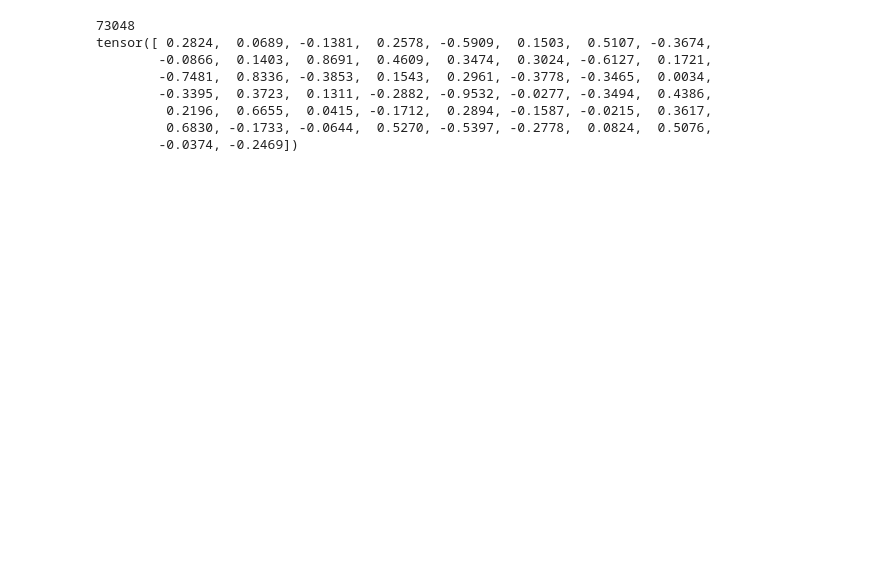
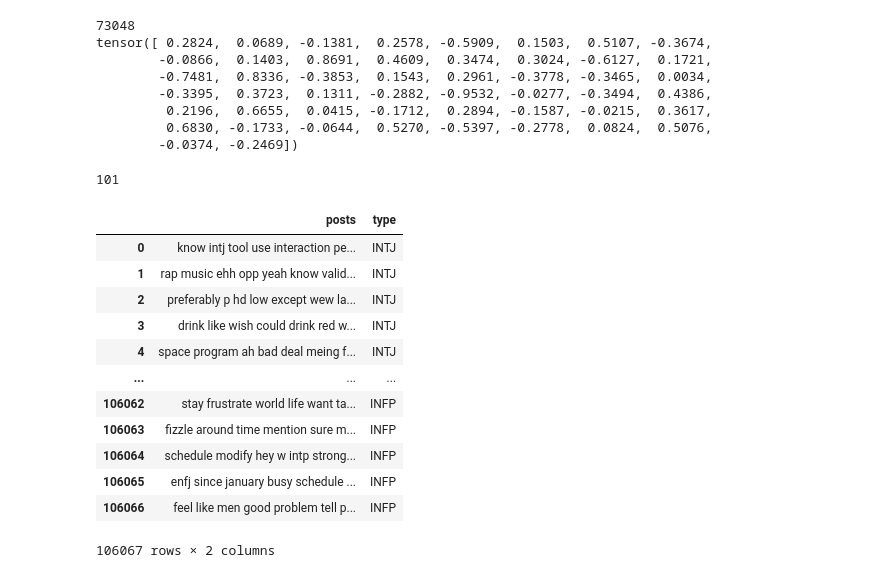
Before and after one commit to darkpanther99/MBTI_personality_classification, a Jupyter notebook: data_pipeline.ipynb, the cells around one changed output. Saved outputs shown, nothing was run; the diff lists cells and outputs as text; code cells hidden in the pictures; blank space fills up the shorter version.

Commit message:
dataframe splitting added

```diff
--- a/data_pipeline.ipynb
+++ b/data_pipeline.ipynb
@@ -159,3 +175,27 @@ tensor([ 0.2824,  0.0689, -0.1381,  0.2578, -0.5909,  0.1503,  0.5107, -0.3674,
          0.2196,  0.6655,  0.0415, -0.1712,  0.2894, -0.1587, -0.0215,  0.3617,
          0.6830, -0.1733, -0.0644,  0.5270, -0.5397, -0.2778,  0.0824,  0.5076,
         -0.0374, -0.2469])
+# %%
+df = pd.read_csv('data/MBTI 500.csv')
+# %%
+df = splitter(df, 200)
+# %%
+len(df['posts'][2].split(' '))
+# %% [output]
+101
+# %%
+df
+# %% [output]
+|  | posts | type |
+| 0 | know intj tool use interaction pe... | INTJ |
+| 1 | rap music ehh opp yeah know valid... | INTJ |
+| 2 | preferably p hd low except wew la... | INTJ |
+| 3 | drink like wish could drink red w... | INTJ |
+| 4 | space program ah bad deal meing f... | INTJ |
+| ... | ... | ... |
+| 106062 | stay frustrate world life want ta... | INFP |
+| 106063 | fizzle around time mention sure m... | INFP |
+| 106064 | schedule modify hey w intp strong... | INFP |
+| 106065 | enfj since january busy schedule ... | INFP |
+| 106066 | feel like men good problem tell p... | INFP |
+106067 rows × 2 columns
```
Also changed, not shown: parts of 6 cells of this notebook.
